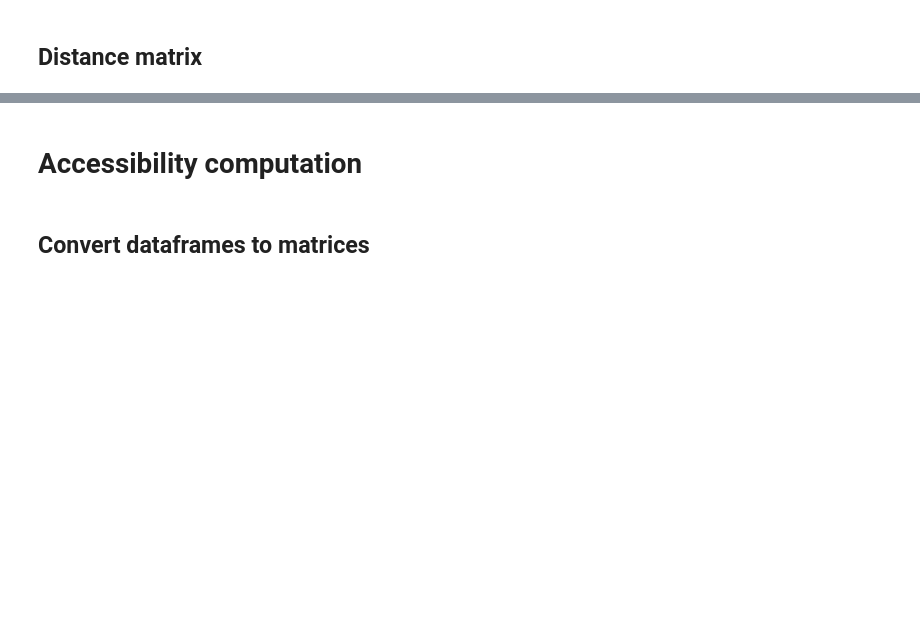
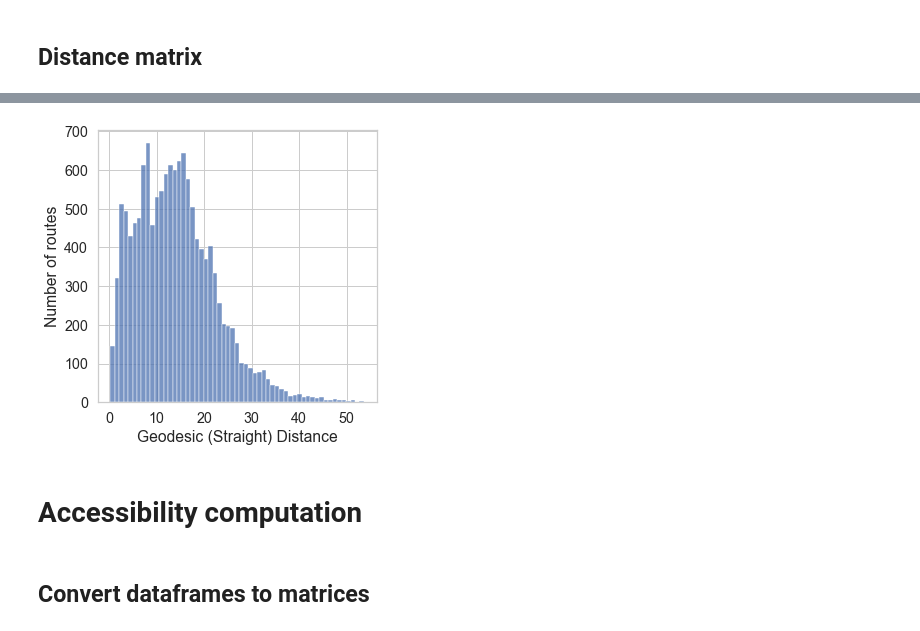
Before and after one commit to ericdaat/CAMION, a Jupyter notebook: notebook.ipynb, the cells around one changed output, grey strips where cells are left out. Saved outputs shown, nothing was run; the diff lists cells and outputs as text; code cells hidden in the pictures; blank space fills up the shorter version.

```diff
--- a/notebook.ipynb
+++ b/notebook.ipynb
@@ -87,3 +196,17 @@ distance_matrix.head()
+# %%
+fig = plt.figure(figsize=(5, 5))
+
+ax = sns.histplot(
+    distance_matrix,
+    x="geodesic_distance"
+)
+
+ax.set_xlabel("Geodesic (Straight) Distance")
+ax.set_ylabel("Number of routes")
+
+plt.show()
+# %% [output]
+[figure, added]
 # %% [markdown]
 # Accessibility computation
 # %% [markdown]
```
Also changed, not shown: parts of 35 cells of this notebook, 1 other file.
